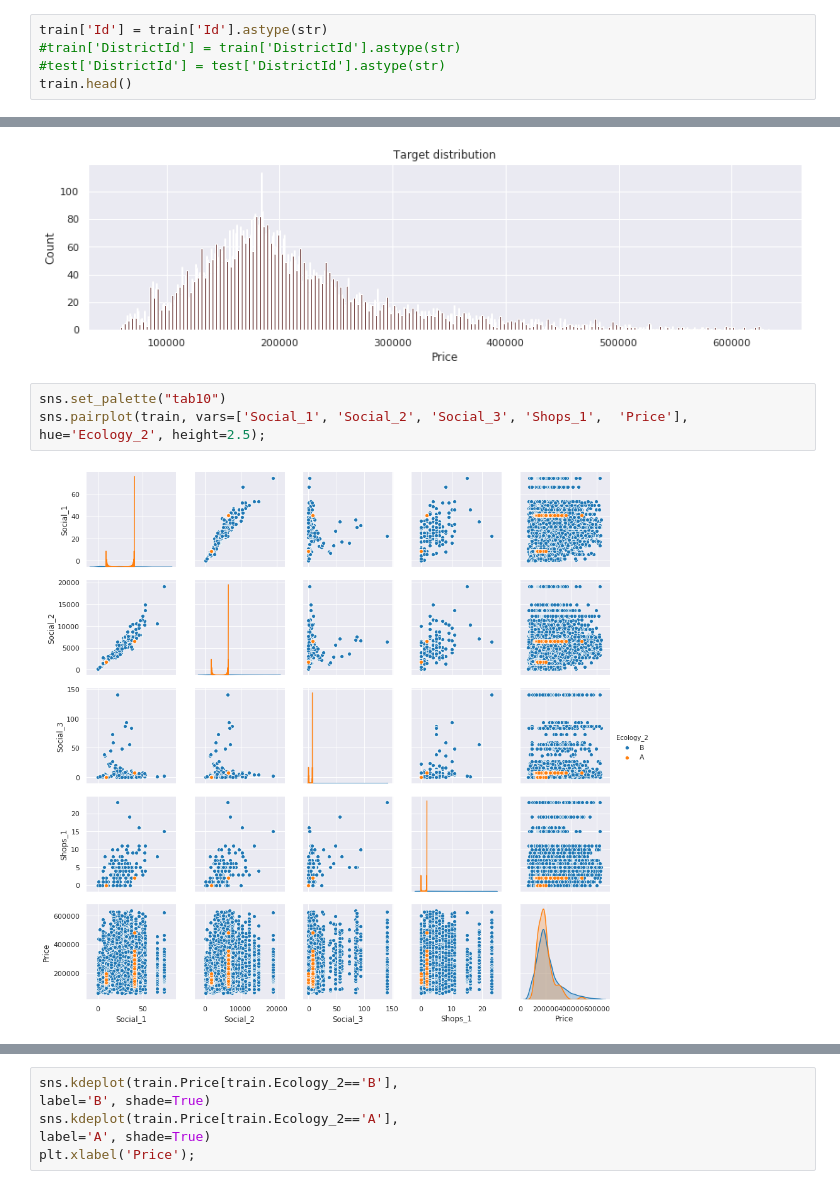
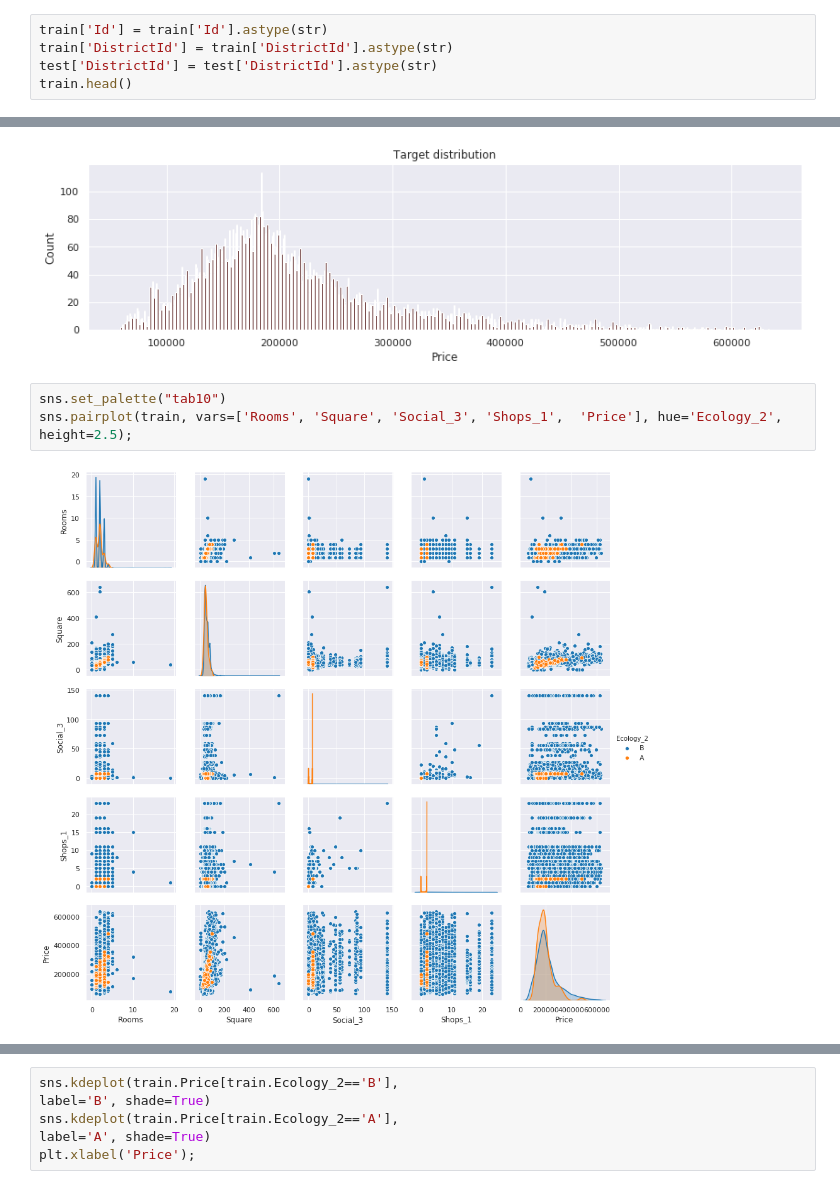
Before and after one commit to JaneCalm/matpython, a Jupyter notebook: course/last.ipynb, the cells around one changed output, grey strips where cells are left out. Saved outputs shown, nothing was run; the diff lists cells and outputs as text.

```diff
--- a/course/last.ipynb
+++ b/course/last.ipynb
@@ -108,8 +87,8 @@ Price            float64
 dtype: object
 # %%
 train['Id'] = train['Id'].astype(str)
-#train['DistrictId'] = train['DistrictId'].astype(str)
-#test['DistrictId'] = test['DistrictId'].astype(str)
+train['DistrictId'] = train['DistrictId'].astype(str)
+test['DistrictId'] = test['DistrictId'].astype(str)
 train.head()
 # %% [output]
 |  | Id | DistrictId | Rooms | Square | LifeSquare | KitchenSquare | Floor | HouseFloor | HouseYear | ... |
@@ -162,9 +141,9 @@ plt.show()
 [figure]
 # %%
 sns.set_palette("tab10")
-sns.pairplot(train, vars=['Social_1', 'Social_2', 'Social_3', 'Shops_1',  'Price'], hue='Ecology_2', height=2.5);
+sns.pairplot(train, vars=['Rooms', 'Square', 'Social_3', 'Shops_1',  'Price'], hue='Ecology_2', height=2.5);
 # %% [output]
-[figure, old version]
+[figure, new version]
 # %%
 train.describe()
 # %% [output]
```
Also changed, not shown: parts of 44 cells of this notebook, 1 other file.
